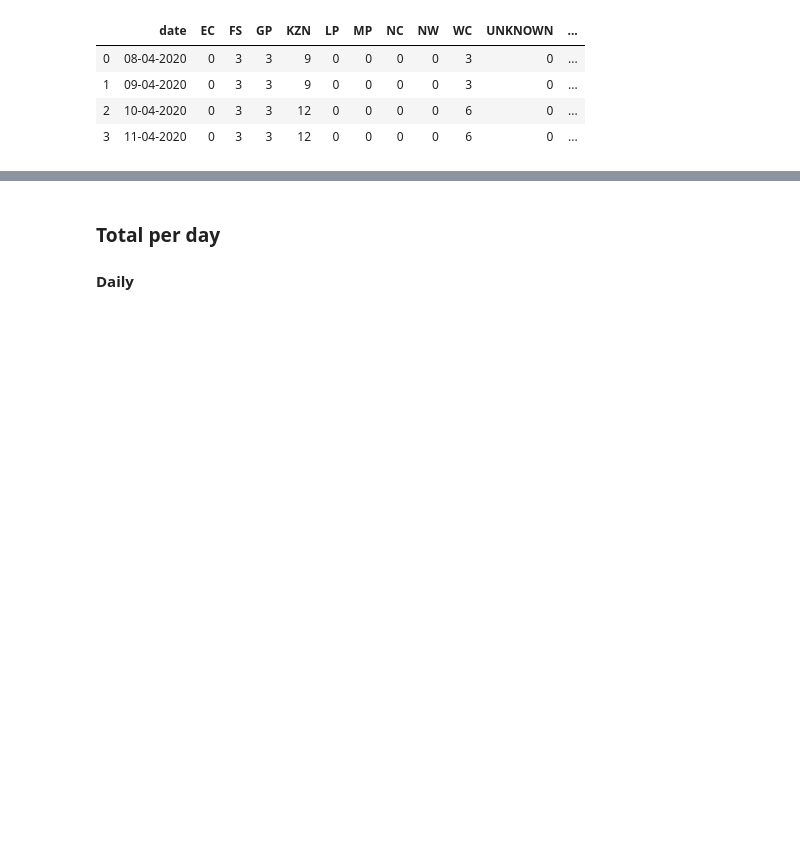
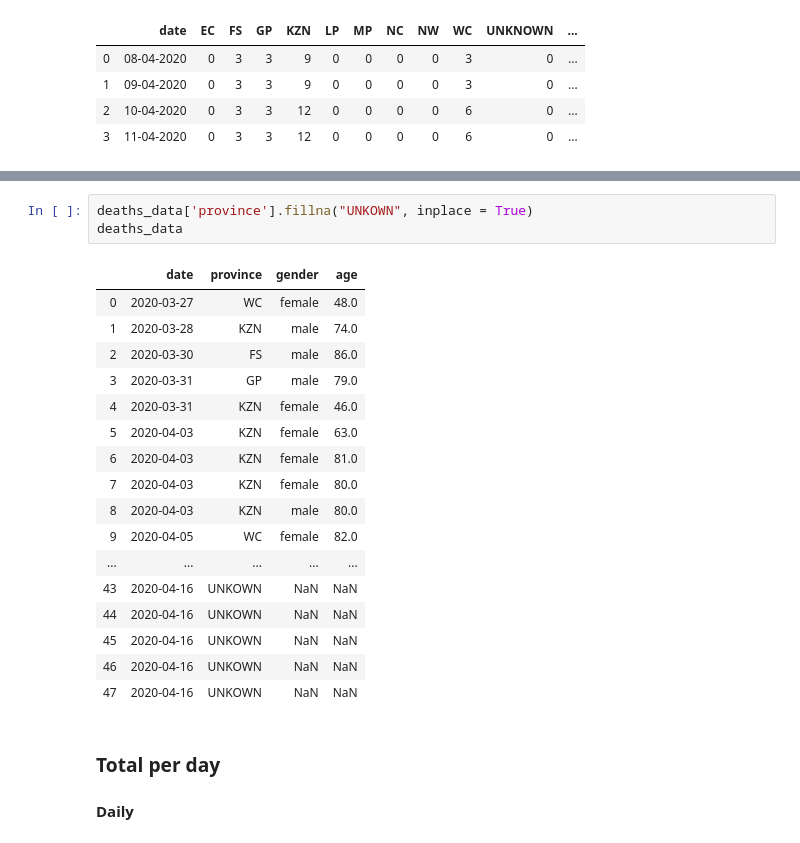
Before and after one commit to SimonRosen173/Covid19SAData, a Jupyter notebook: Data_Preprocessing.ipynb, the cells around one changed output, grey strips where cells are left out. Drawn from its saved outputs; the diff is of its cells as text; blank space fills up the shorter version.

```diff
--- a/Data_Preprocessing.ipynb
+++ b/Data_Preprocessing.ipynb
@@ -668,3 +668,24 @@ deaths_data
+# %%
+deaths_data['province'].fillna("UNKOWN", inplace = True)
+deaths_data
+# %% [output]
+|  | date | province | gender | age |
+| 0 | 2020-03-27 | WC | female | 48.0 |
+| 1 | 2020-03-28 | KZN | male | 74.0 |
+| 2 | 2020-03-30 | FS | male | 86.0 |
+| 3 | 2020-03-31 | GP | male | 79.0 |
+| 4 | 2020-03-31 | KZN | female | 46.0 |
+| 5 | 2020-04-03 | KZN | female | 63.0 |
+| 6 | 2020-04-03 | KZN | female | 81.0 |
+| 7 | 2020-04-03 | KZN | female | 80.0 |
+| 8 | 2020-04-03 | KZN | male | 80.0 |
+| 9 | 2020-04-05 | WC | female | 82.0 |
+| ... | ... | ... | ... | ... |
+| 43 | 2020-04-16 | UNKOWN | NaN | NaN |
+| 44 | 2020-04-16 | UNKOWN | NaN | NaN |
+| 45 | 2020-04-16 | UNKOWN | NaN | NaN |
+| 46 | 2020-04-16 | UNKOWN | NaN | NaN |
+| 47 | 2020-04-16 | UNKOWN | NaN | NaN |
 # %% [markdown]
 ### Total per day
 #### Daily
```
Also changed, not shown: parts of 36 cells of this notebook, 32 other files.
